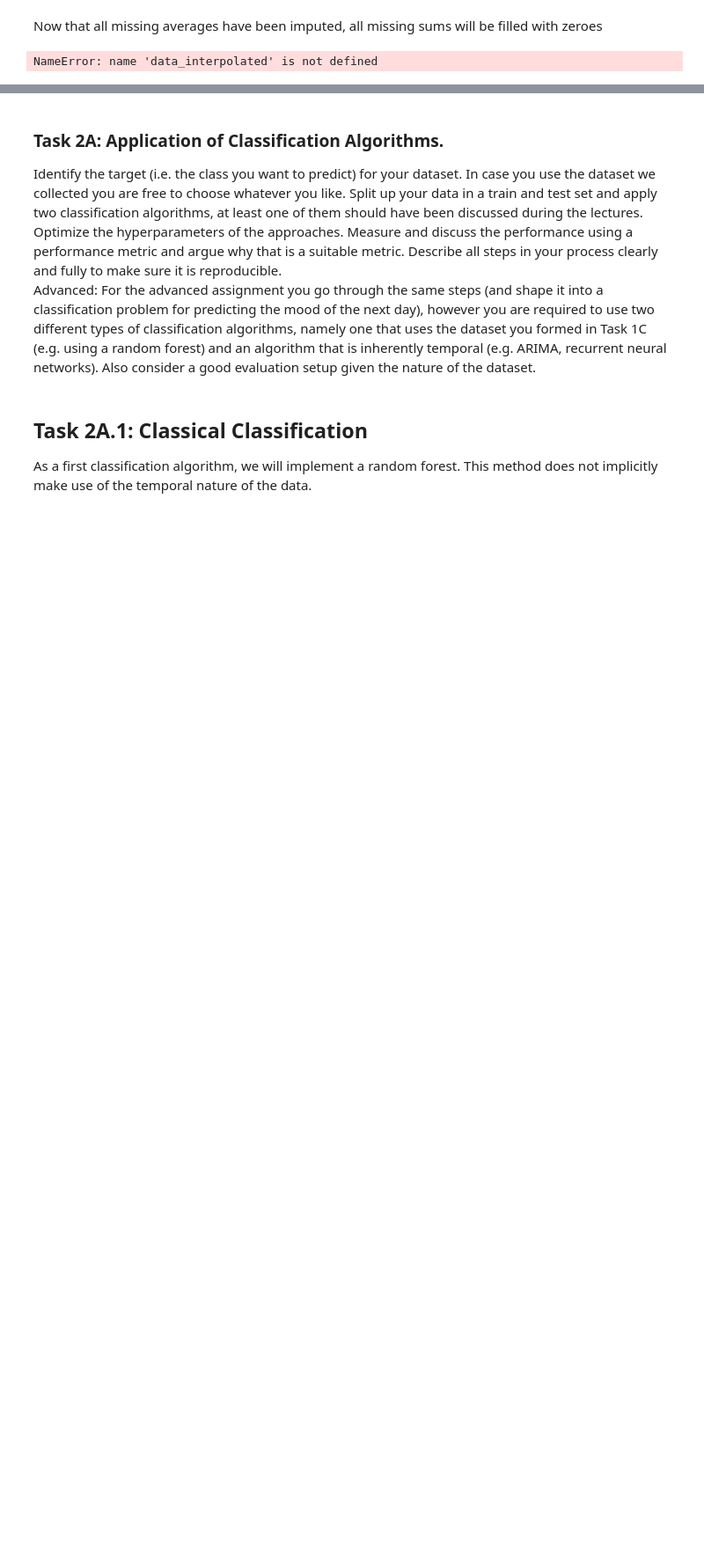
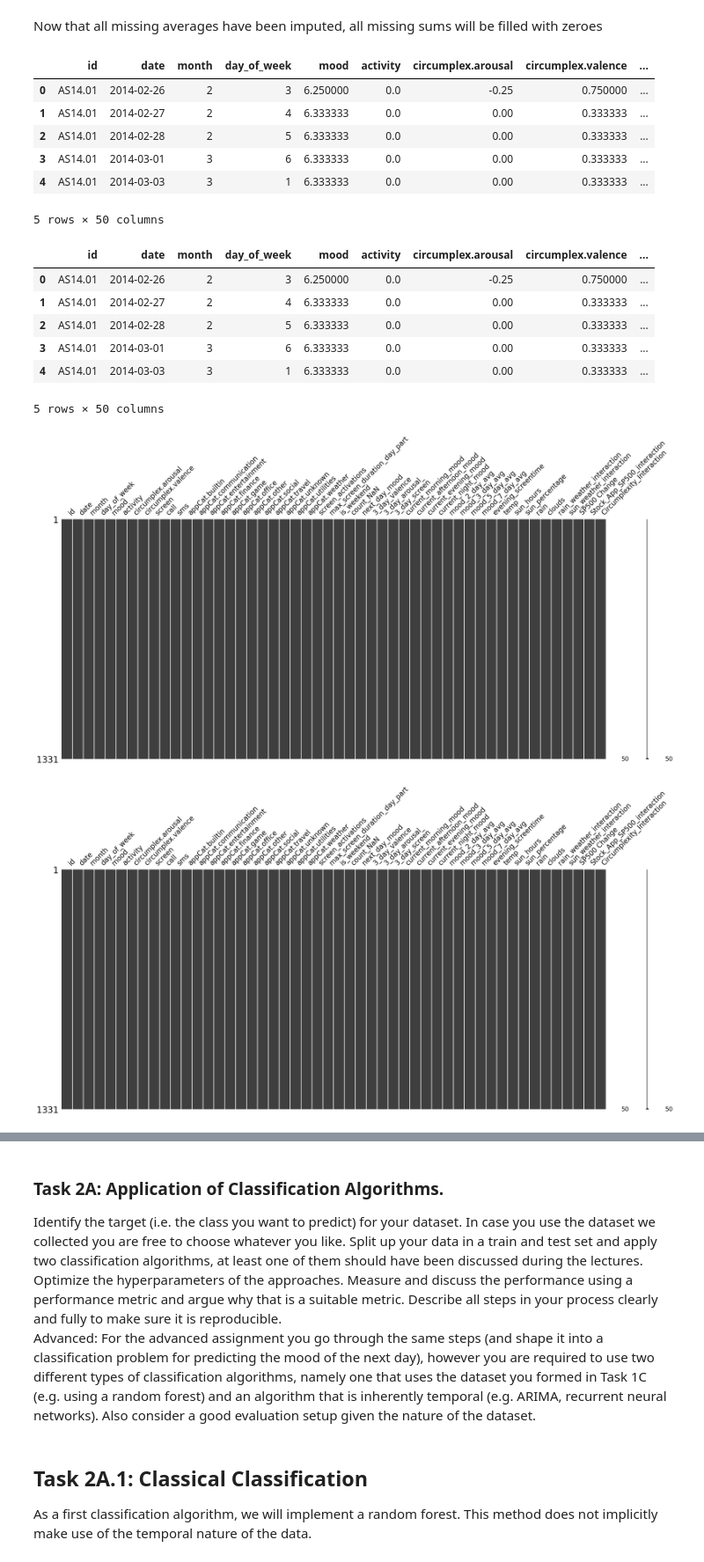
Before and after one commit to moosmiddelkoop/DMT-1, a Jupyter notebook: Assignment_1.ipynb, the cells around one changed output, grey strips where cells are left out. Shown at 88% size. Cells and saved outputs as stored; diff of their text form; code cells hidden in the pictures; blank space fills up the shorter version.

```diff
--- a/Assignment_1.ipynb
+++ b/Assignment_1.ipynb
@@ -518,18 +517,33 @@ Now that all missing averages have been imputed, all missing sums will be filled
 # %%
 final_data_impute1 = data_ffill.fillna(0)
 final_data_impute2 = data_interpolated.fillna(0)
 
 # check
 msno.matrix(final_data_impute1)
 msno.matrix(final_data_impute2)
 
-display(final_data_impute1.head(10))
-display(final_data_impute2.head(10))
+display(final_data_impute1.head())
+display(final_data_impute2.head())
 
 final_data_impute1.to_csv('data/imputed_data_v1.csv')
 final_data_impute2.to_csv('data/imputed_data_v2.csv')
 # %% [output]
+|  | id | date | month | day_of_week | mood | activity | circumplex.arousal | circumplex.valence | ... |
+| 0 | AS14.01 | 2014-02-26 | 2 | 3 | 6.250000 | 0.0 | -0.25 | 0.750000 | ... |
+| 1 | AS14.01 | 2014-02-27 | 2 | 4 | 6.333333 | 0.0 | 0.00 | 0.333333 | ... |
+| 2 | AS14.01 | 2014-02-28 | 2 | 5 | 6.333333 | 0.0 | 0.00 | 0.333333 | ... |
+| 3 | AS14.01 | 2014-03-01 | 3 | 6 | 6.333333 | 0.0 | 0.00 | 0.333333 | ... |
+| 4 | AS14.01 | 2014-03-03 | 3 | 1 | 6.333333 | 0.0 | 0.00 | 0.333333 | ... |
-NameError: name 'data_interpolated' is not defined
+5 rows × 50 columns
+|  | id | date | month | day_of_week | mood | activity | circumplex.arousal | circumplex.valence | ... |
+| 0 | AS14.01 | 2014-02-26 | 2 | 3 | 6.250000 | 0.0 | -0.25 | 0.750000 | ... |
+| 1 | AS14.01 | 2014-02-27 | 2 | 4 | 6.333333 | 0.0 | 0.00 | 0.333333 | ... |
+| 2 | AS14.01 | 2014-02-28 | 2 | 5 | 6.333333 | 0.0 | 0.00 | 0.333333 | ... |
+| 3 | AS14.01 | 2014-03-01 | 3 | 6 | 6.333333 | 0.0 | 0.00 | 0.333333 | ... |
+| 4 | AS14.01 | 2014-03-03 | 3 | 1 | 6.333333 | 0.0 | 0.00 | 0.333333 | ... |
+5 rows × 50 columns
+[figure, added]
+[figure, added]
 # %%
 # Data Cleaning
 
```
Also changed, not shown: parts of 6 cells of this notebook.
